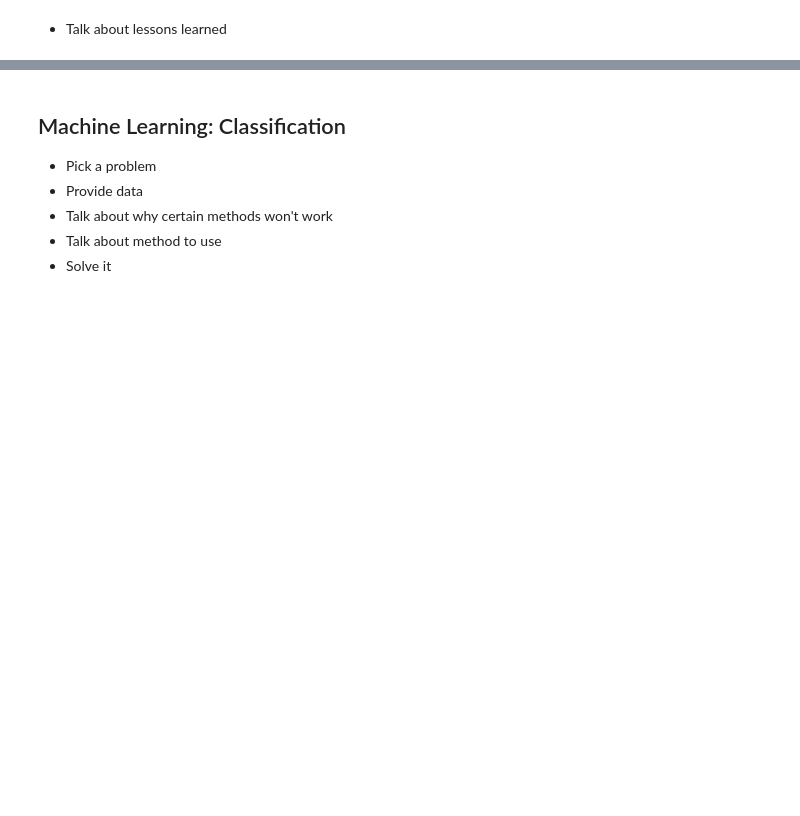
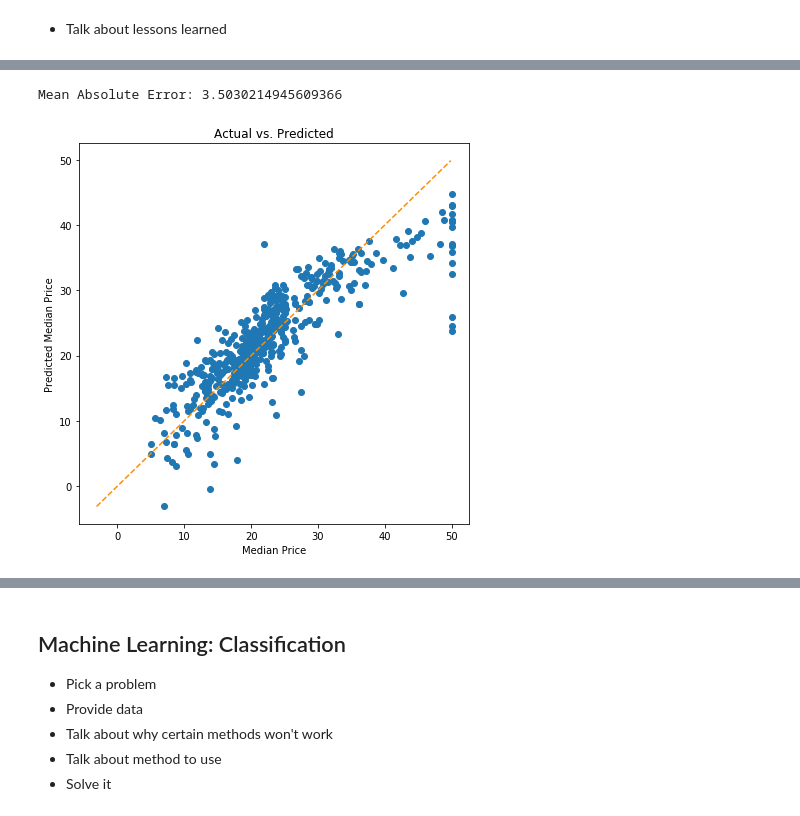
Before and after one commit to JeffMacaluso/Talks, a Jupyter notebook: WhenToUseWhat/WhenToUseWhat.ipynb, the cells around one changed output, grey strips where cells are left out. Saved outputs shown, nothing was run; the diff lists cells and outputs as text; code cells hidden in the pictures; blank space fills up the shorter version.

Commit message:
Added regression example

```diff
--- a/WhenToUseWhat/WhenToUseWhat.ipynb
+++ b/WhenToUseWhat/WhenToUseWhat.ipynb
@@ -72,0 +239,35 @@ Scikit-Learn: 0.20.0
+# %%
+from sklearn.linear_model import LinearRegression
+
+# Instantiating a linear regression model
+model = LinearRegression()
+
+# Using k-fold cross validation to fit/evaluate the model
+# This is because there are so few observations, so a simple train/test split is more likely to be misleading
+# It's typically best to use k-folds cross validation if you have less than 300,000 observations
+k_fold = KFold(n_splits=10, shuffle=True, random_state=46)  # Instantiating the k-folds object with 10 folds
+k_fold_scores = cross_val_score(model, X, y, cv=k_fold,  # Fitting the k-folds object
+                                n_jobs=-1,  # Parallel processing for all cores on your CPU
+                                scoring='neg_mean_absolute_error')  # Specifying mean absolute error as the metric to report
+linear_regression_mean_absolute_error = abs(np.mean(k_fold_scores))  # Gathering the average mean absolute error from the folds
+print('Mean Absolute Error:', linear_regression_mean_absolute_error)  # Reporting the mean absolute error
+
+# Fitting the model on the entire dataset and producing predictions
+model.fit(X, y)
+housing_data['Prediction'] = model.predict(X)
+
+# Plotting the predicted vs. actuals
+plt.figure(figsize=(7, 7))
+plt.scatter(x=housing_data['MedianPrice'], y=housing_data['Prediction'])
+plt.xlabel('Median Price')
+plt.ylabel('Predicted Median Price')
+
+# Plotting a diagonal line to better differentiate the actuals vs. predicted
+line_coords = np.arange(housing_data[['MedianPrice', 'Prediction']].min().min(), housing_data[['MedianPrice', 'Prediction']].max().max())
+plt.plot(line_coords, line_coords,  # X and y points
+             color='darkorange', linestyle='--')
+plt.title('Actual vs. Predicted')
+plt.show()
+# %% [output]
+Mean Absolute Error: 3.5030214945609366
+[figure, added]
```
Also changed, not shown: parts of 15 cells of this notebook.
